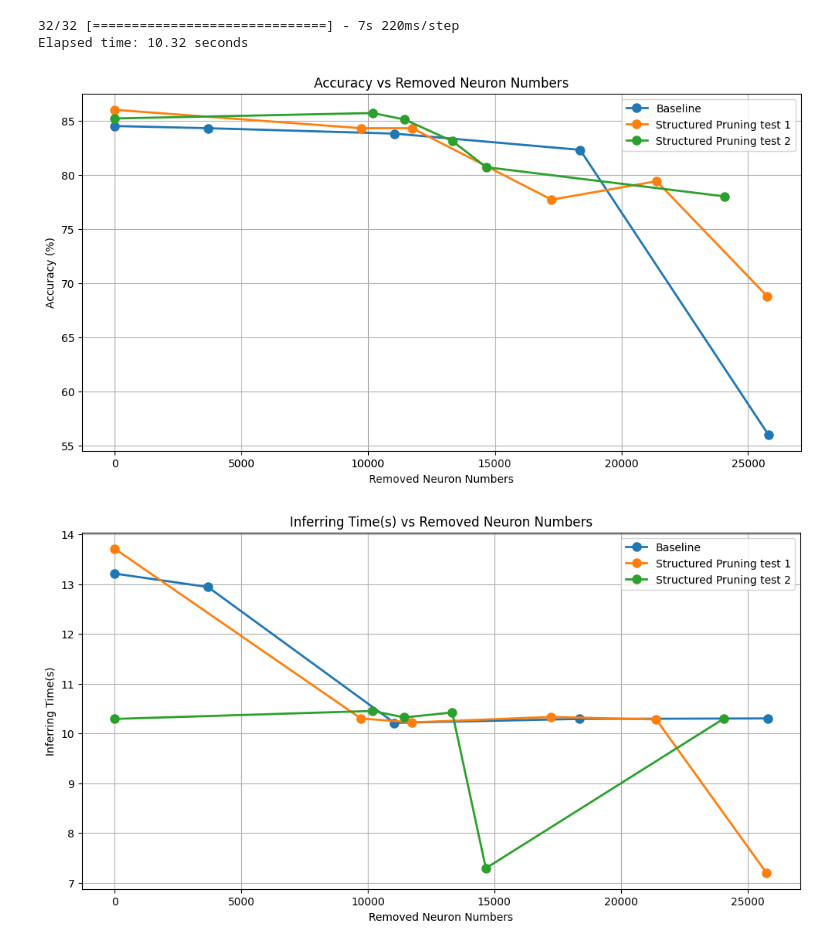
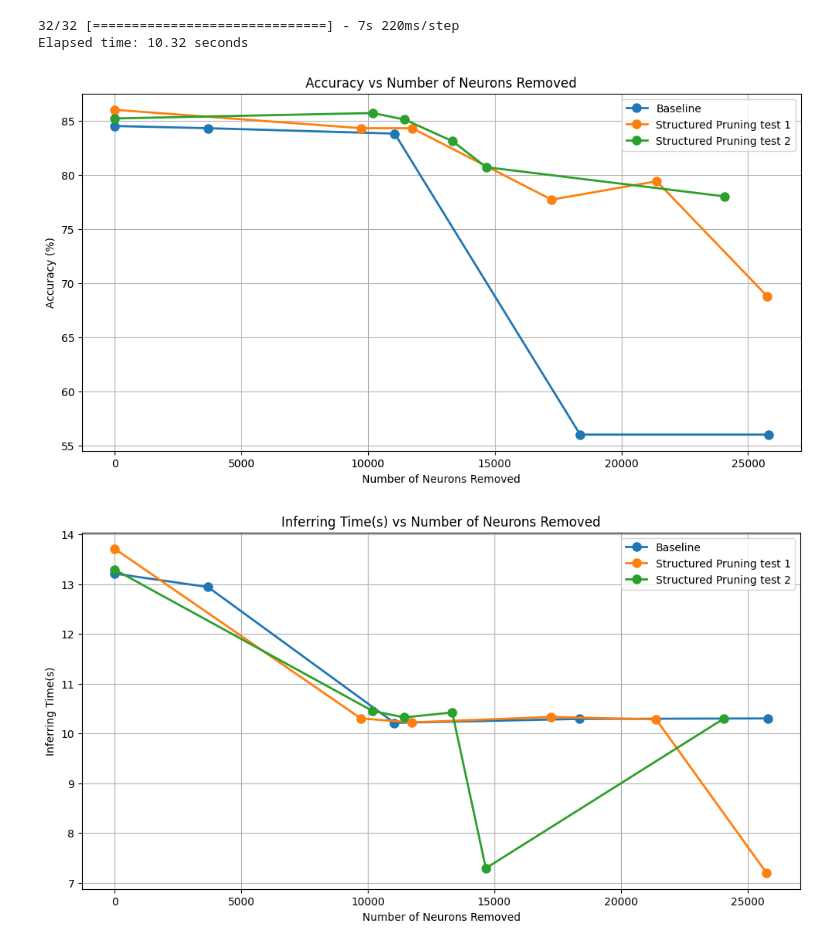
Before and after one commit to RyanChen12035/w266-NLP, a Jupyter notebook: w266_final_model1_prunning_strategy.ipynb, the cells around one changed output. Cells and saved outputs as stored; diff of their text form; code cells hidden in the pictures.

```diff
--- a/w266_final_model1_prunning_strategy.ipynb
+++ b/w266_final_model1_prunning_strategy.ipynb
@@ -945,37 +945,37 @@ Total number of neurons = 24,079
 # %%
 import matplotlib.pyplot as plt
 import pandas as pd
 
 data = {
     "Removed Neuron Numbers": [0, 3684, 11052, 18372, 25800, 0, 9725, 11744, 17247, 21394, 25748, 0, 10188, 11442, 13337, 14664, 24079],
-    "Accuracy (%)": [84.5, 84.3, 83.8, 82.3, 56, 86, 84.3, 84.3, 77.7, 79.4, 68.8, 85.2, 85.7, 85.1, 83.1, 80.7, 78],
+    "Accuracy (%)": [84.5, 84.3, 83.8, 56, 56, 86, 84.3, 84.3, 77.7, 79.4, 68.8, 85.2, 85.7, 85.1, 83.1, 80.7, 78],
     "Method": ["Baseline"]*5 + ["Structured Pruning test 1"]*6 + ["Structured Pruning test 2"]*6
 }
 
 # Creating DataFrame
 df = pd.DataFrame(data)
 
 # Plotting
 plt.figure(figsize=(12, 6))
 for method in df["Method"].unique():
     subset = df[df["Method"] == method]
     plt.plot(subset["Removed Neuron Numbers"], subset["Accuracy (%)"], marker='o', markersize=8, label=method, linewidth=2)
 
-plt.title("Accuracy vs Removed Neuron Numbers")
-plt.xlabel("Removed Neuron Numbers")
+plt.title("Accuracy vs Number of Neurons Removed")
+plt.xlabel("Number of Neurons Removed")
 plt.ylabel("Accuracy (%)")
 plt.legend()
 plt.grid(True)
 plt.show()
 # %% [output]
-[figure, old version]
+[figure, new version]
 # %%
 import matplotlib.pyplot as plt
 import pandas as pd
 
 data = {
     "Removed Neuron Numbers": [0, 3684, 11052, 18372, 25800, 0, 9725, 11744, 17247, 21394, 25748, 0, 10188, 11442, 13337, 14664, 24079],
-    "Inferring Time(s)": [13.21, 12.94, 10.21, 10.29, 10.3, 13.71, 10.3, 10.22, 10.33, 10.28, 7.2, 10.29, 10.45, 10.32, 10.42, 7.29, 10.3],
+    "Inferring Time(s)": [13.21, 12.94, 10.21, 10.29, 10.3, 13.71, 10.3, 10.22, 10.33, 10.28, 7.2, 13.29, 10.45, 10.32, 10.42, 7.29, 10.3],
     "Method": ["Baseline"]*5 + ["Structured Pruning test 1"]*6 + ["Structured Pruning test 2"]*6
 }
 
@@ -988,11 +988,11 @@ for method in df["Method"].unique():
     subset = df[df["Method"] == method]
     plt.plot(subset["Removed Neuron Numbers"], subset["Inferring Time(s)"], marker='o', markersize=8, label=method, linewidth=2)
 
-plt.title("Inferring Time(s) vs Removed Neuron Numbers")
-plt.xlabel("Removed Neuron Numbers")
+plt.title("Inferring Time(s) vs Number of Neurons Removed")
+plt.xlabel("Number of Neurons Removed")
 plt.ylabel("Inferring Time(s)")
 plt.legend()
 plt.grid(True)
 plt.show()
 # %% [output]
-[figure, old version]
+[figure, new version]
```
Also changed, not shown: parts of 1 cell of this notebook.
